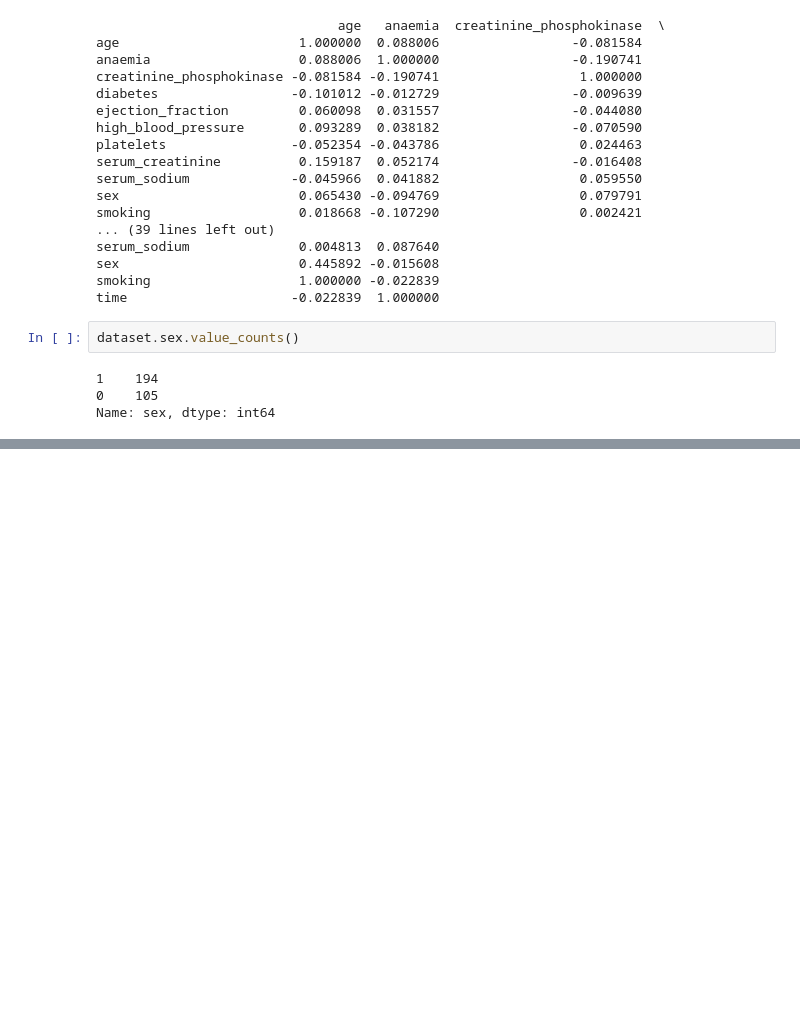
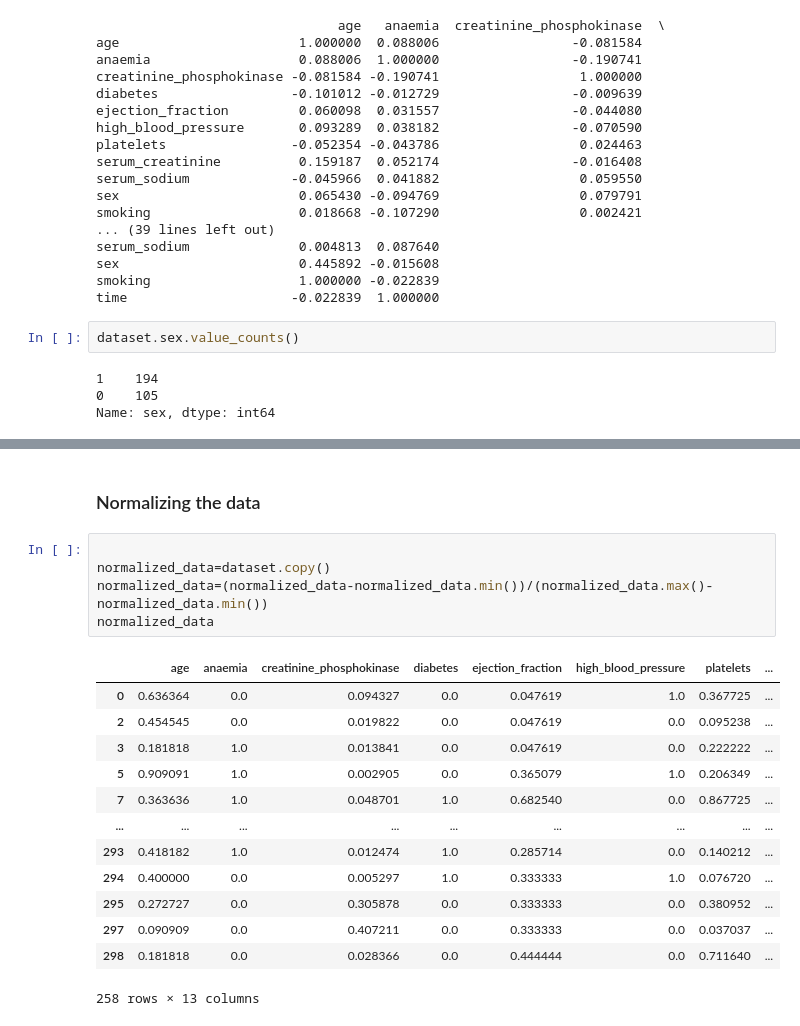
Before and after one commit to HemanthSai7/DSP, a Jupyter notebook: heart_failure.ipynb, the cells around one changed output, grey strips where cells are left out. Cells and saved outputs as stored; diff of their text form; blank space fills up the shorter version.

Commit message:
data cleaning

```diff
--- a/heart_failure.ipynb
+++ b/heart_failure.ipynb
@@ -158,0 +205,21 @@ pd.pivot_table(dataset, index='DEATH_EVENT', values=['age', 'anaemia', 'creatini
+# %% [markdown]
+### Normalizing the data
+# %%
+
+normalized_data=dataset.copy()
+normalized_data=(normalized_data-normalized_data.min())/(normalized_data.max()-normalized_data.min())
+normalized_data
+# %% [output]
+|  | age | anaemia | creatinine_phosphokinase | diabetes | ejection_fraction | high_blood_pressure | platelets | ... |
+| 0 | 0.636364 | 0.0 | 0.094327 | 0.0 | 0.047619 | 1.0 | 0.367725 | ... |
+| 2 | 0.454545 | 0.0 | 0.019822 | 0.0 | 0.047619 | 0.0 | 0.095238 | ... |
+| 3 | 0.181818 | 1.0 | 0.013841 | 0.0 | 0.047619 | 0.0 | 0.222222 | ... |
+| 5 | 0.909091 | 1.0 | 0.002905 | 0.0 | 0.365079 | 1.0 | 0.206349 | ... |
+| 7 | 0.363636 | 1.0 | 0.048701 | 1.0 | 0.682540 | 0.0 | 0.867725 | ... |
+| ... | ... | ... | ... | ... | ... | ... | ... | ... |
+| 293 | 0.418182 | 1.0 | 0.012474 | 1.0 | 0.285714 | 0.0 | 0.140212 | ... |
+| 294 | 0.400000 | 0.0 | 0.005297 | 1.0 | 0.333333 | 1.0 | 0.076720 | ... |
+| 295 | 0.272727 | 0.0 | 0.305878 | 0.0 | 0.333333 | 0.0 | 0.380952 | ... |
+| 297 | 0.090909 | 0.0 | 0.407211 | 0.0 | 0.333333 | 0.0 | 0.037037 | ... |
+| 298 | 0.181818 | 0.0 | 0.028366 | 0.0 | 0.444444 | 0.0 | 0.711640 | ... |
+258 rows × 13 columns
```
Also changed, not shown: parts of 8 cells of this notebook.
